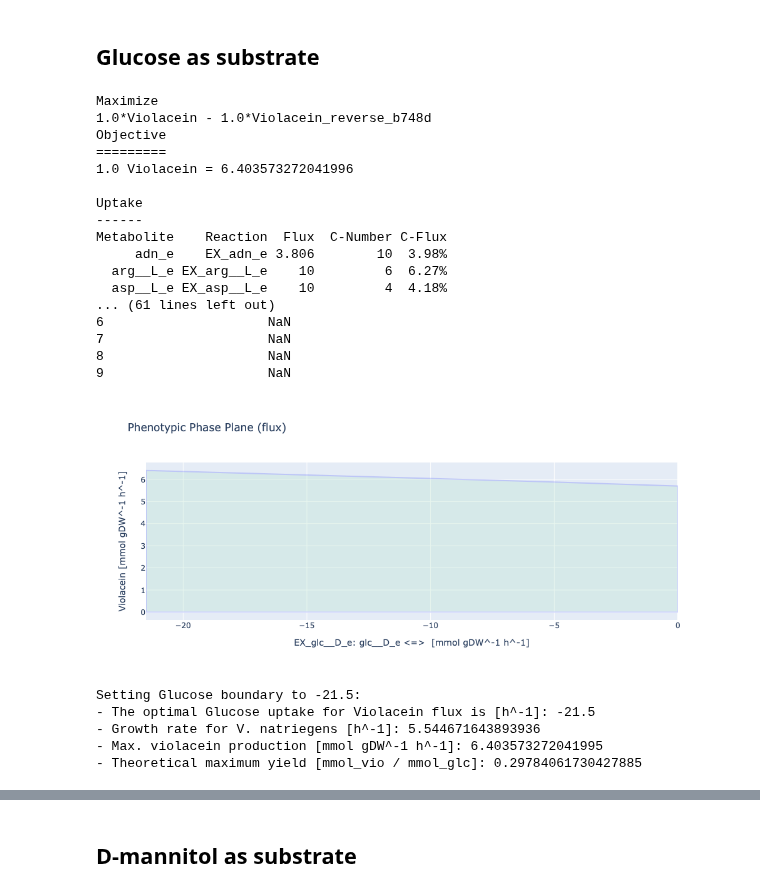
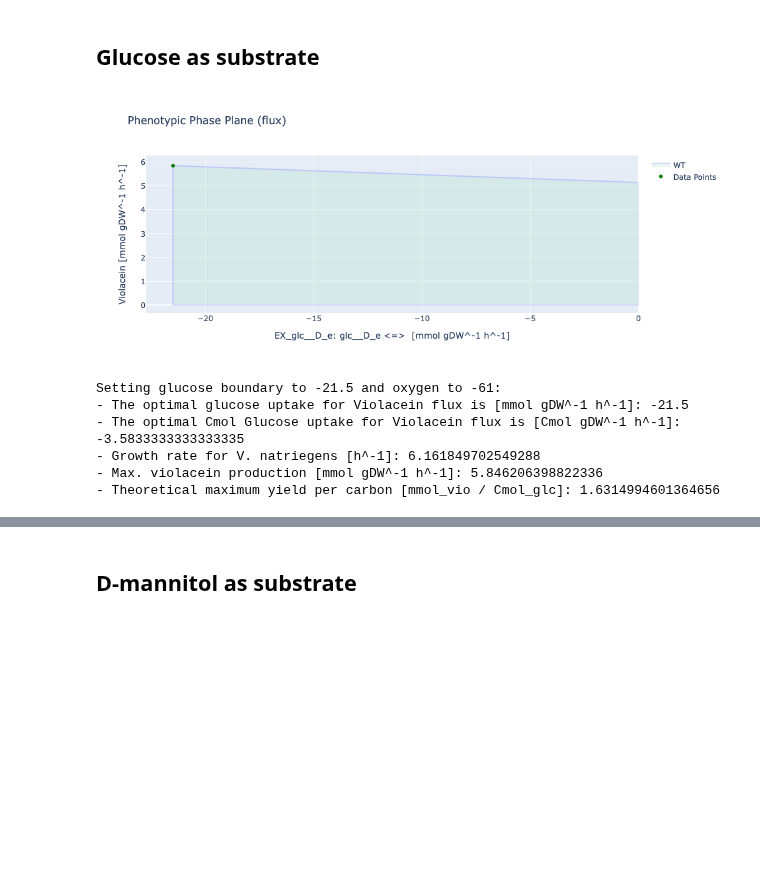
Before and after one commit to 27410/group-assignment-2021-group_1_vibrio_natriegens_2021, a Jupyter notebook: Substrates_study.ipynb, the cells around one changed output, grey strips where cells are left out. Cells and saved outputs as stored; diff of their text form; code cells hidden in the pictures; blank space fills up the shorter version.

Commit message:
substrates file plots updated, just text needs to be finished

```diff
--- a/Substrates_study.ipynb
+++ b/Substrates_study.ipynb
@@ -24,5 +25,5 @@ Added ratio constraint in LB media between violacein and deoxyviolacein.
 # %%
 ratio = model_LB_vio_fad.problem.Constraint(
-    1.9*model_LB_vio_fad.reactions.Violacein.flux_expression - 1*model_LB_vio_fad.reactions.Deoxyviolacein.flux_expression,
+    1.9*model_LB_vio_fad.reactions.Violacein.flux_expression - model_LB_vio_fad.reactions.Deoxyviolacein.flux_expression,
     lb=0, ub=0)
 model_LB_vio_fad.add_cons_vars(ratio)
@@ -31,77 +70,54 @@ model_LB_vio_fad.add_cons_vars(ratio)
 # %%
 medium = model_LB_vio_fad.medium
 
 with model_LB_vio_fad:
 
-    model_LB_vio_fad.objective = model_LB_vio_fad.reactions.Violacein
-    violacein_production = model_LB_vio_fad.optimize().objective_value
-
-    print(model_LB_vio_fad.objective) # DEFAULT OBJECTIVE, SHOULD IT BE VIOLACEIN ALL THE TIME? OR GROWTH?
-
     # Setting the medium and boundary conditions
     model_LB_vio_fad.medium = medium
-    model_LB_vio_fad.reactions.EX_o2_e.lower_bound = -50
+    model_LB_vio_fad.reactions.EX_o2_e.lower_bound = -61
     model_LB_vio_fad.reactions.EX_glc__D_e.lower_bound = -21.5
 
-    # Seing what is being consumed in the media
-    print(model_LB_vio_fad.summary())
-
-    # Setting the objective to growth
-    model_LB_vio_fad.objective = model_LB_vio_fad.reactions.Growth
-    growth_rate = model_LB_vio_fad.optimize().objective_value
+    # Setting the growth to 20% and limiting the rate
+    growth = model_LB_vio_fad.optimize().fluxes.Growth
+    model_LB_vio_fad.reactions.Growth.lower_bound = growth*0.2
 
     # Setting the objective to violacein
     model_LB_vio_fad.objective = model_LB_vio_fad.reactions.Violacein
     violacein_production = model_LB_vio_fad.optimize().objective_value
 
-    print(model_LB_vio_fad.optimize().fluxes['Growth'])
-
-    # Computing maximum yield
-    violacein_glc_yield = violacein_production / (-1*model_LB_vio_fad.reactions.EX_glc__D_e.flux)
-
-
-    # Phenotypic phane plane of glucose-violacein
+    # Phenotypic phase plane of glucose-violacein
     result = phenotypic_phase_plane(model_LB_vio_fad,
                                 variables=[model_LB_vio_fad.reactions.EX_glc__D_e],
                                 objective=model_LB_vio_fad.reactions.Violacein,
                                 points=10)
-    print(result.data_frame)
-    result.plot(plotter)
-    #### WHY PLOTS CHANGE DEPENDING ON WHAT IS THE OBJECTIVE SAVED IN THE MODEL (BEFORE ANY MODIFICATION)
-    # IN GLUCOSE OBJECTIVE IS GROWTH, ON MANNITOL IS VIOLACEIN (WEIRD)
 
     # Computing the glucose uptake rate for the maximum violacein production
     data = result.data_frame
     maxvio = round(data.objective_upper_bound[data.objective_upper_bound.idxmax()], 4)
     v = data.EX_glc__D_e[round(data.objective_upper_bound,4) == maxvio]
+    # Cmol of glucose
+    cmol = (max(v)/6)
+
+    # Computing maximum yield
+    violacein_glc_yield = violacein_production / (-1*cmol)
+
+    # Plotting phenotypic phase plane
+    x = max(v)
+    y = maxvio
+    result.plot(plotter, points=[(x,y)], points_colors=["green"])
 
 
-    print('Setting Glucose boundary to -21.5:')
-    print("- The optimal Glucose uptake for Violacein flux is [h^-1]:", max(v))
-    print('- Growth rate for V. natriegens [h^-1]:', growth_rate) # HOW THE GROWTH SHOULD BE TAKEN IF OBJECTIVE IS VIOLACEIN?
+    print('Setting glucose boundary to -21.5 and oxygen to -61:')
+    print("- The optimal glucose uptake for Violacein flux is [mmol gDW^-1 h^-1]:", max(v))
+    print("- The optimal Cmol Glucose uptake for Violacein flux is [Cmol gDW^-1 h^-1]:", cmol)
+    print('- Growth rate for maximum violacein production in V. natriegens [h^-1]:', growth)
     print('- Max. violacein production [mmol gDW^-1 h^-1]:', violacein_production)
-    print('- Theoretical maximum yield [mmol_vio / mmol_glc]:', violacein_glc_yield)
+    print('- Theoretical maximum yield per carbon [mmol_vio / Cmol_glc]:', violacein_glc_yield)
 # %% [output]
+[figure, new version]
-Maximize
-1.0*Violacein - 1.0*Violacein_reverse_b748d
-Objective
-=========
-1.0 Violacein = 6.403573272041996
-
-Uptake
-------
-Metabolite    Reaction  Flux  C-Number C-Flux
-     adn_e    EX_adn_e 3.806        10  3.98%
-  arg__L_e EX_arg__L_e    10         6  6.27%
-  asp__L_e EX_asp__L_e    10         4  4.18%
-... (61 lines left out)
-6                     NaN
-7                     NaN
-8                     NaN
-9                     NaN
+Setting glucose boundary to -21.5 and oxygen to -61:
+- The optimal glucose uptake for Violacein flux is [mmol gDW^-1 h^-1]: -21.5
+- The optimal Cmol Glucose uptake for Violacein flux is [Cmol gDW^-1 h^-1]: -3.5833333333333335
+- Growth rate for V. natriegens [h^-1]: 6.161849702549288
+- Max. violacein production [mmol gDW^-1 h^-1]: 5.846206398822336
+- Theoretical maximum yield per carbon [mmol_vio / Cmol_glc]: 1.6314994601364656
-[figure, old version]
-Setting Glucose boundary to -21.5:
-- The optimal Glucose uptake for Violacein flux is [h^-1]: -21.5
-- Growth rate for V. natriegens [h^-1]: 5.544671643893936
-- Max. violacein production [mmol gDW^-1 h^-1]: 6.403573272041995
-- Theoretical maximum yield [mmol_vio / mmol_glc]: 0.29784061730427885
```
Also changed, not shown: parts of 28 cells of this notebook.
